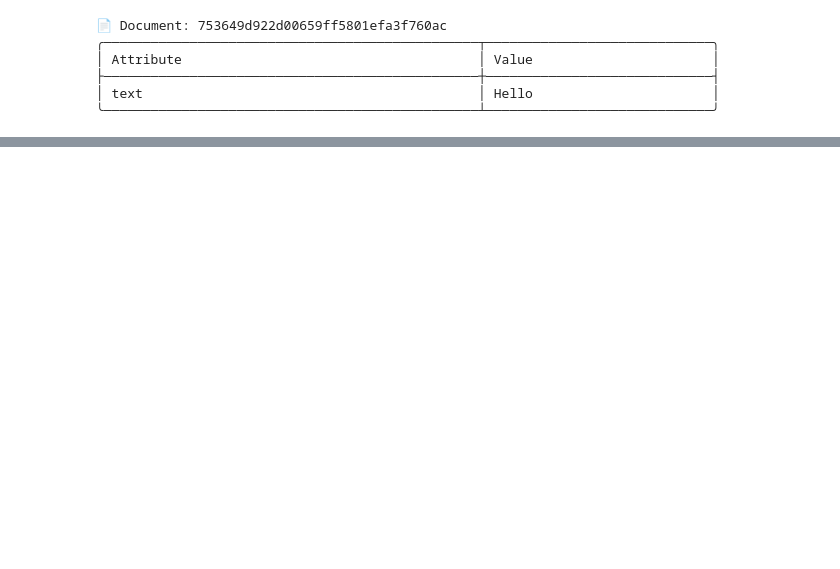
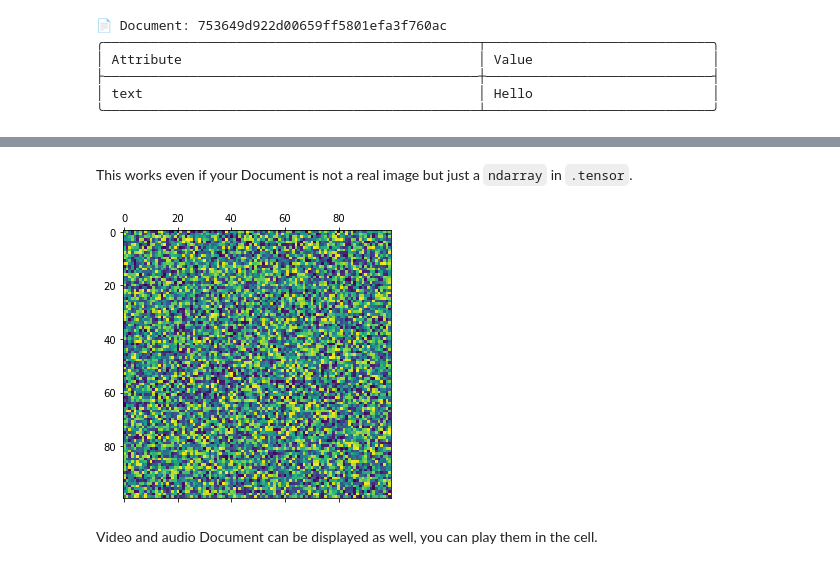
Before and after one commit to icoxfog417/jina-demo, a Jupyter notebook: jina-demo.ipynb, the cells around one changed output, grey strips where cells are left out. Saved outputs shown, nothing was run; the diff lists cells and outputs as text; code cells hidden in the pictures; blank space fills up the shorter version.

```diff
--- a/jina-demo.ipynb
+++ b/jina-demo.ipynb
@@ -18,0 +67,9 @@ d
+# %% [markdown]
+This works even if your Document is not a real image but just a `ndarray` in `.tensor`.
+# %%
+d = Document(tensor=np.random.random((100, 100)))
+d.display()
+# %% [output]
+[figure, added]
+# %% [markdown]
+Video and audio Document can be displayed as well, you can play them in the cell.
```
Also changed, not shown: parts of 9 cells of this notebook, 3 other files.
